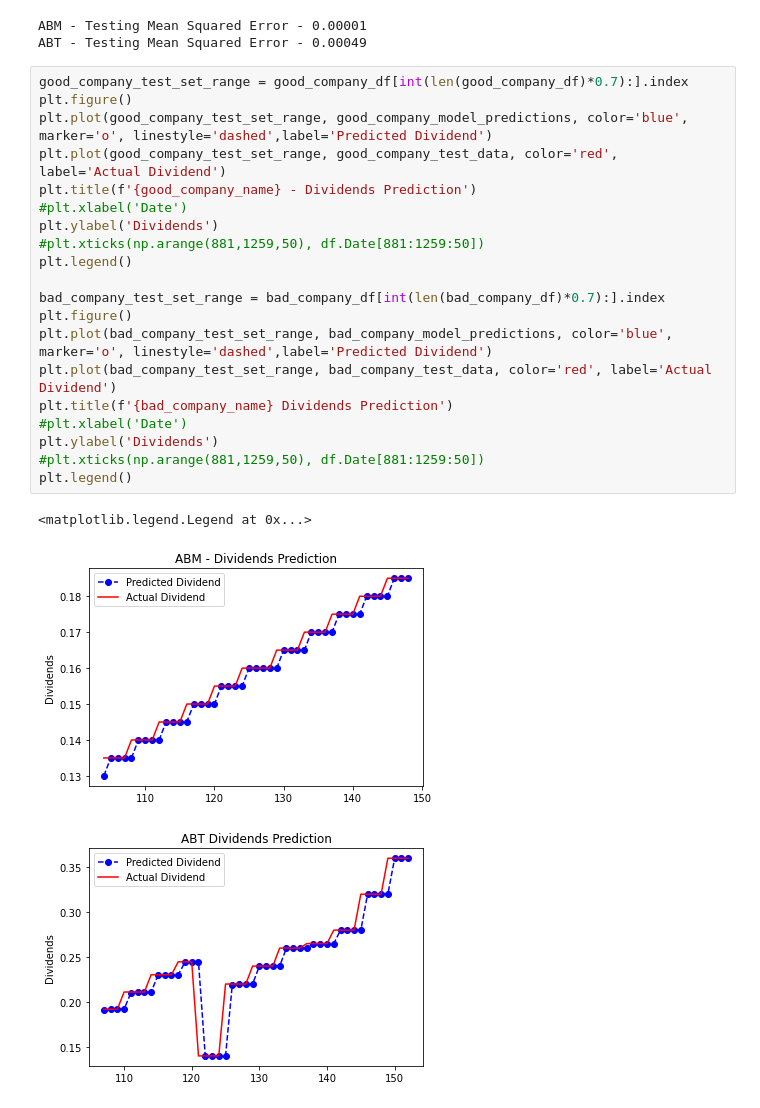
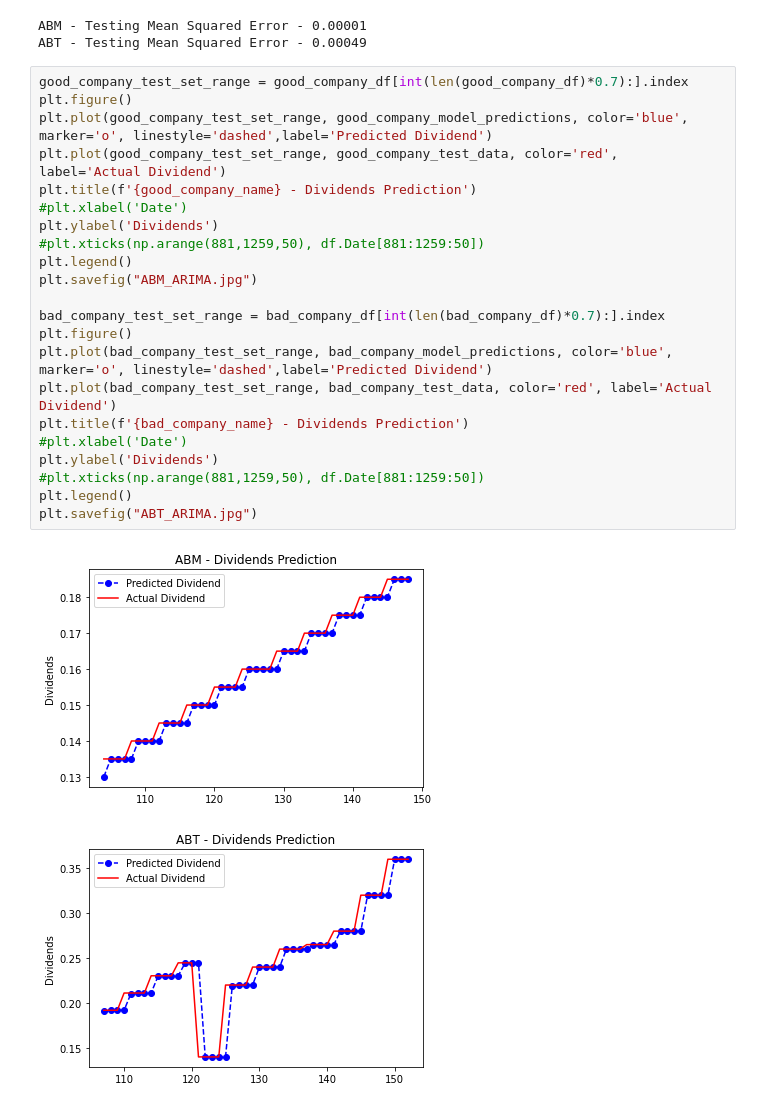
Before and after one commit to danpelis/DividendChampionPredictor, a Jupyter notebook: ARIMA/ARIMA_Forecasting.ipynb, the cells around one changed output. Cells and saved outputs as stored; diff of their text form.

Commit message:
ARIMA - Minor changes

```diff
--- a/ARIMA/ARIMA_Forecasting.ipynb
+++ b/ARIMA/ARIMA_Forecasting.ipynb
@@ -167,24 +167,25 @@ ABT - Testing Mean Squared Error - 0.00049
 # %%
 good_company_test_set_range = good_company_df[int(len(good_company_df)*0.7):].index
 plt.figure()
 plt.plot(good_company_test_set_range, good_company_model_predictions, color='blue', marker='o', linestyle='dashed',label='Predicted Dividend')
 plt.plot(good_company_test_set_range, good_company_test_data, color='red', label='Actual Dividend')
 plt.title(f'{good_company_name} - Dividends Prediction')
 #plt.xlabel('Date')
 plt.ylabel('Dividends')
 #plt.xticks(np.arange(881,1259,50), df.Date[881:1259:50])
 plt.legend()
+plt.savefig("ABM_ARIMA.jpg")
 
 bad_company_test_set_range = bad_company_df[int(len(bad_company_df)*0.7):].index
 plt.figure()
 plt.plot(bad_company_test_set_range, bad_company_model_predictions, color='blue', marker='o', linestyle='dashed',label='Predicted Dividend')
 plt.plot(bad_company_test_set_range, bad_company_test_data, color='red', label='Actual Dividend')
-plt.title(f'{bad_company_name} Dividends Prediction')
+plt.title(f'{bad_company_name} - Dividends Prediction')
 #plt.xlabel('Date')
 plt.ylabel('Dividends')
 #plt.xticks(np.arange(881,1259,50), df.Date[881:1259:50])
 plt.legend()
+plt.savefig("ABT_ARIMA.jpg")
 # %% [output]
-<matplotlib.legend.Legend at 0x...>
 [figure]
-[figure, old version]
+[figure, new version]
```
Also changed, not shown: 1 other file.
